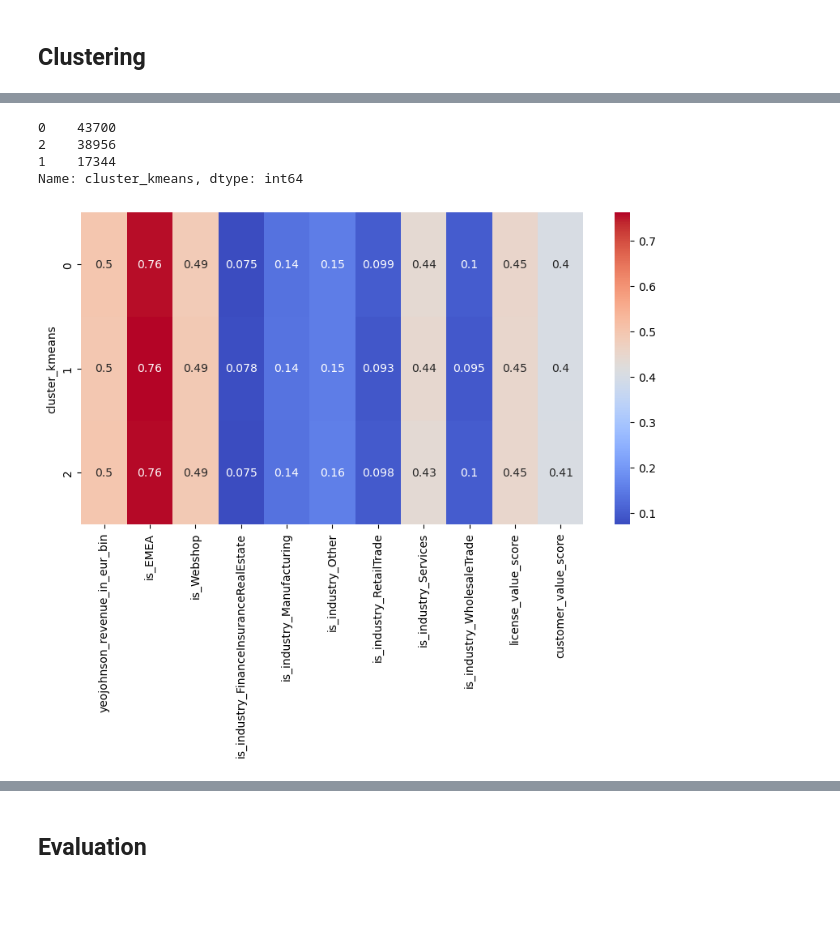
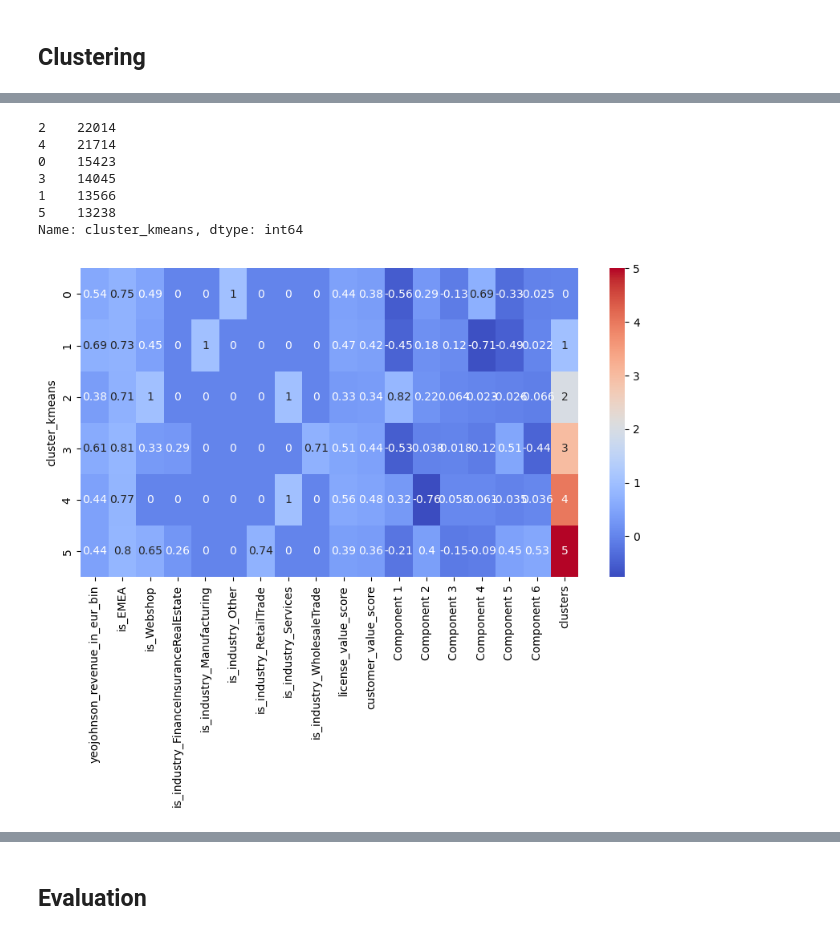
Before and after one commit to Magolizen34/cvs-transformers, a Jupyter notebook: notebooks/10ft_fttransformer_model.ipynb, the cells around one changed output, grey strips where cells are left out. Cells and saved outputs as stored; diff of their text form; code cells hidden in the pictures; blank space fills up the shorter version.

```diff
--- a/notebooks/10ft_fttransformer_model.ipynb
+++ b/notebooks/10ft_fttransformer_model.ipynb
@@ -306,0 +222,3 @@ embeddings = np.vstack(embeddings_list)
+# %%
+# Get embeddings
+embeddings = model.get_embeddings(features)
@@ -306,0 +229,3 @@ embeddings = np.vstack(embeddings_list)
+# %%
+pca = PCA()
+pca.fit(embeddings)
@@ -307,3 +255,6 @@ embeddings = np.vstack(embeddings_list)
+# %%
+pca = PCA(n_components=6)
+features_pca = pca.fit_transform(embeddings)
 # %% [markdown]
 ## Determine the number of clusters(k)
 # %%
@@ -349,7 +300,7 @@ plt.show()
 ## Clustering
 # %%
 # Fit the KMeans model
-kmeans = KMeans(n_clusters=3, random_state=0).fit(embeddings)
+kmeans = KMeans(n_clusters=6, random_state=0).fit(features_pca)
 
 # Get the cluster labels
 cluster_labels = kmeans.labels_
@@ -357,8 +308,12 @@ cluster_labels = kmeans.labels_
 # Get the cluster centers
 cluster_centers = kmeans.cluster_centers_
 
-df['cluster_kmeans'] = kmeans.predict(embeddings)
-df.groupby(['cluster_kmeans']).mean()
+df_pca = pd.concat([df.reset_index(drop=True), pd.DataFrame(features_pca)], axis=1)
+df_pca.columns.values[-6: ] = ['Component 1', 'Component 2', 'Component 3', 'Component 4', 'Component 5', 'Component 6']
+df_pca['clusters'] = kmeans.labels_
+df_pca['cluster_kmeans'] = kmeans.predict(features_pca)
+df_latex = df_pca.groupby(['cluster_kmeans']).mean()
+df_latex
 # %% [output]
 |  | yeojohnson_revenue_in_eur_bin | is_EMEA | is_Webshop | is_industry_FinanceInsuranceRealE... | is_industry_Manufacturing | ... |
 | cluster_kmeans |  |  |  |  |  | ... |
@@ -370,17 +374,20 @@ df.groupby(['cluster_kmeans']).mean()
 # %%
-df.cluster_kmeans.value_counts()
+df_pca.cluster_kmeans.value_counts()
 # %% [output]
-0    43700
-2    38956
-1    17344
+2    22014
+4    21714
+0    15423
+3    14045
+1    13566
+5    13238
 Name: cluster_kmeans, dtype: int64
 # %%
 # Visualize the correlation matrix
 plt.figure(figsize=(10,5))
-sns.heatmap(df.groupby(['cluster_kmeans']).mean(), cmap='coolwarm', annot=True)
+sns.heatmap(df_pca.groupby(['cluster_kmeans']).mean(), cmap='coolwarm', annot=True)
 plt.show()
 # %% [output]
-[figure, old version]
+[figure, new version]
 # %%
 clusters=pd.DataFrame(features, columns=features_df.columns)
 clusters['label']=kmeans.labels_
```
Also changed, not shown: parts of 33 cells of this notebook, 6 other files.
